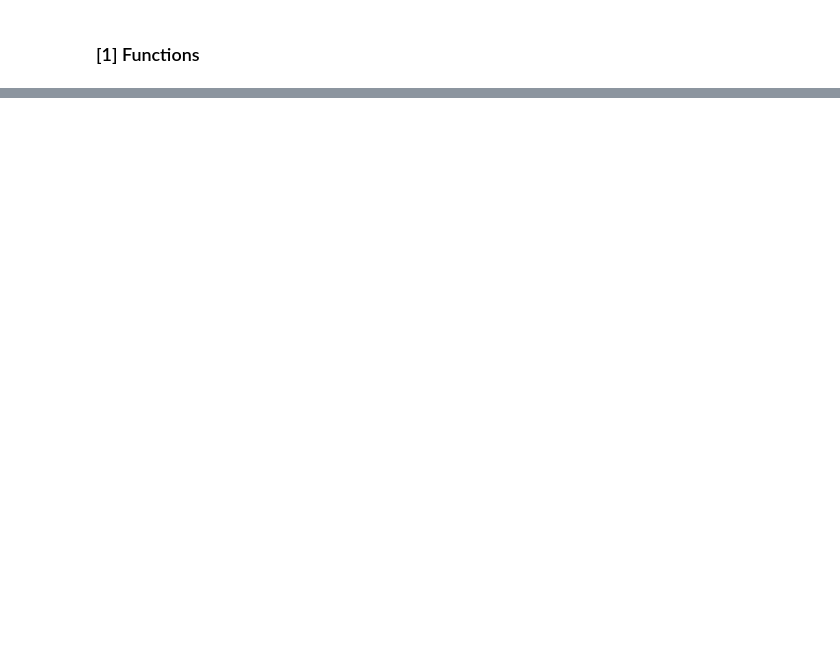
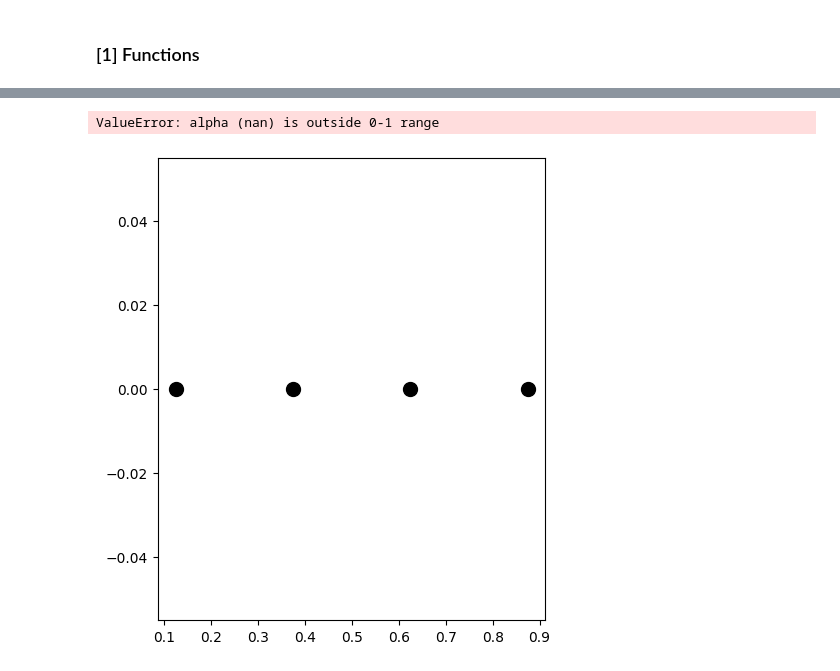
Before and after one commit to nhsnow2/pykanKAN, a Jupyter notebook: scripts/toy_problems/toy_template.ipynb, the cells around one changed output, grey strips where cells are left out. Saved outputs shown, nothing was run; the diff lists cells and outputs as text; code cells hidden in the pictures; blank space fills up the shorter version.

```diff
--- a/scripts/toy_problems/toy_template.ipynb
+++ b/scripts/toy_problems/toy_template.ipynb
@@ -175,0 +271,7 @@ saving model version 0.1
+# %%
+# --- Create dataset
+f = lambda x: torch.sqrt(torch.square(x[:,[0]] - x[:,[1]]) + torch.square(x[:,[2]] - x[:,[3]]))
+dataset, statistics = generate_dataset(f, 4, 1, 2000, 2000, device='cuda:0', ranges=[[1, 10]])
+# %%
+# HypPrm for initialization: width, spline order (k=3), grid intervals (grid=8), noise_scale, base_function (silu, identity, zero)
+mykan = KanModel(dataset, [5,5], 'cuda:0', seed=43, k=4, grid=8)
@@ -175,0 +281,5 @@ saving model version 0.1
+# %%
+# HypPrm for training: opt (Adam, LBFGS), steps, lr, lamb
+mykan.fit(dataset, steps=200, opt='LFBGS', lr=.0001, lamb=0.01)
+mykan.plot_training()
+print()
@@ -175,0 +289,5 @@ saving model version 0.1
+# %%
+mykan.plot()
+# %% [output]
+ValueError: alpha (nan) is outside 0-1 range
+[figure, added]
```
Also changed, not shown: parts of 22 cells of this notebook.
